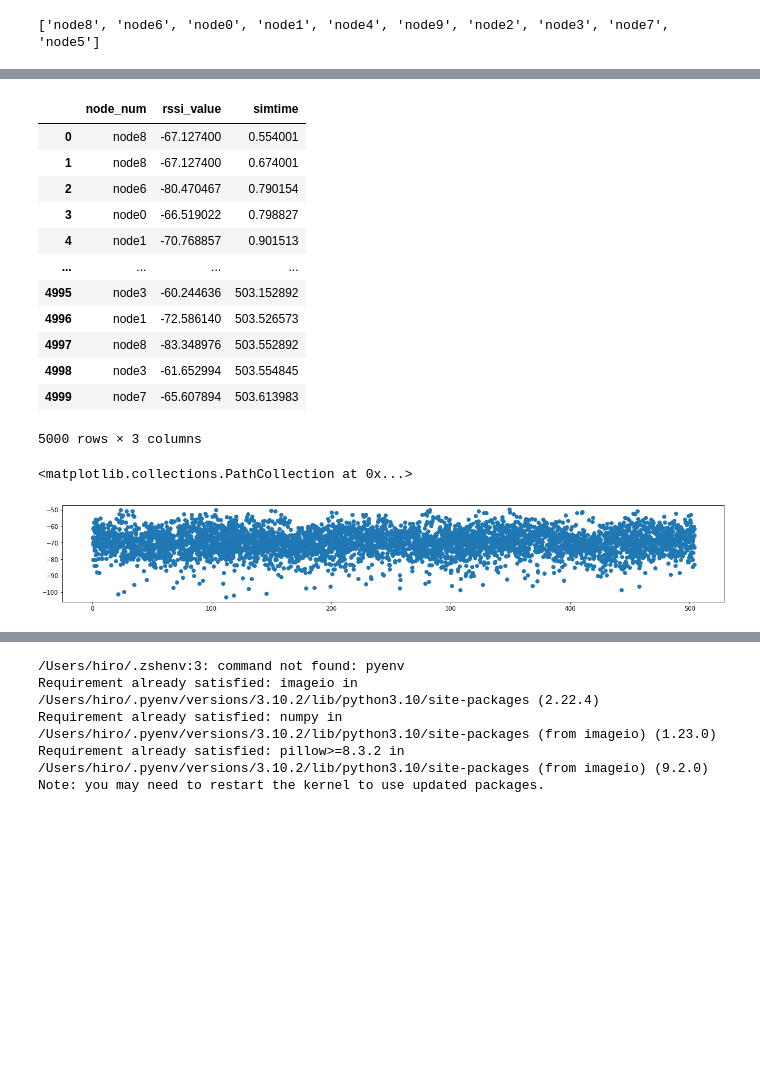
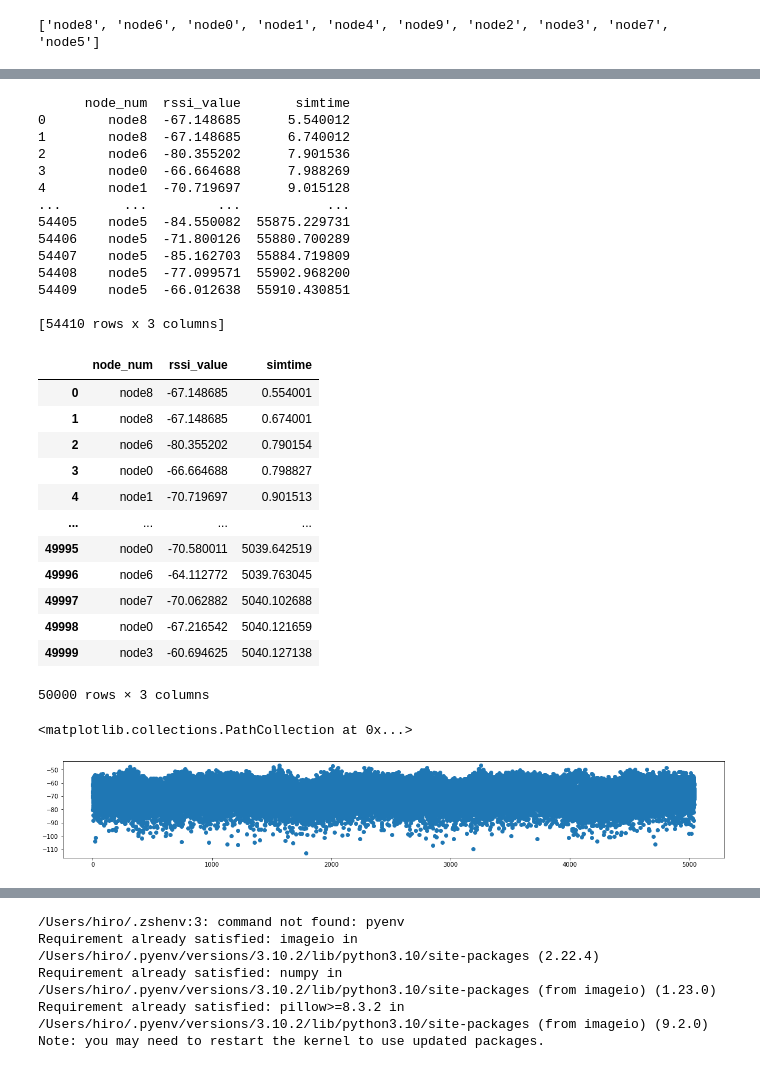
Before and after one commit to kazuyahirotsu/LoRaPos, a Jupyter notebook: simulation/flora_simulation/scripts/analysis_berlin_gw100m_slowly_moving_huberloss.ipynb, the cells around one changed output, grey strips where cells are left out. Saved outputs shown, nothing was run; the diff lists cells and outputs as text; code cells hidden in the pictures; blank space fills up the shorter version.

```diff
--- a/simulation/flora_simulation/scripts/analysis_berlin_gw100m_slowly_moving_huberloss.ipynb
+++ b/simulation/flora_simulation/scripts/analysis_berlin_gw100m_slowly_moving_huberloss.ipynb
@@ -8,7 +8,7 @@ import seaborn as sns
 
 # df = pd.read_csv("../results/rssi_n10_10d_adr.csv")
 # df = pd.read_csv("../results/rssi_n10_10d_noadr.csv")
-df = pd.read_csv("../results/rssi_berlin_gw100m_moving.csv")
+df = pd.read_csv("../results/rssi_berlin_gw100m_slowly_moving.csv")
 df
 # %% [output]
 |  | Vector of RSSI per node LoRaNetwo... | Unnamed: 1 | Vector of RSSI per node LoRaNetwo... | Unnamed: 3 | Vector of RSSI per node LoRaNetwo... | Unnamed: 5 | ... |
@@ -27,5 +27,5 @@ df
 # %%
-df_count = pd.read_csv("../results/count_berlin_gw100m_moving.csv")
+df_count = pd.read_csv("../results/count_berlin_gw100m_slowly_moving.csv")
 df_count
 # %% [output]
 |  | run | repetition | module | name | value |
@@ -88,32 +88,47 @@ print(simtime.head())
 # %%
 rssi_values = rssi_values.reset_index()
 simtime = simtime.reset_index()
 melted_rssi = rssi_values.melt(id_vars=['index'], var_name='node_num', value_name='rssi_value')
 melted_simtime = simtime.melt(id_vars=['index'], var_name='node_num', value_name='simtime')
 merged = pd.merge(melted_rssi, melted_simtime,  how='left', left_on=['index','node_num'], right_on = ['index','node_num'])
 merged.drop(columns=['index'], inplace=True)
 merged.sort_values(by=['simtime'], inplace=True)
 merged.reset_index(drop=True, inplace=True)
-merged = merged[:5000]
+print(merged)
+merged = merged[:50000]
 merged['simtime'] = merged['simtime'].apply(lambda x: x/10)
 merged
 # %% [output]
+      node_num  rssi_value       simtime
+0        node8  -67.148685      5.540012
+1        node8  -67.148685      6.740012
+2        node6  -80.355202      7.901536
+3        node0  -66.664688      7.988269
+4        node1  -70.719697      9.015128
+...        ...         ...           ...
+54405    node5  -84.550082  55875.229731
+54406    node5  -71.800126  55880.700289
+54407    node5  -85.162703  55884.719809
+54408    node5  -77.099571  55902.968200
+54409    node5  -66.012638  55910.430851
+
+[54410 rows x 3 columns]
 |  | node_num | rssi_value | simtime |
-| 0 | node8 | -67.127400 | 0.554001 |
-| 1 | node8 | -67.127400 | 0.674001 |
-| 2 | node6 | -80.470467 | 0.790154 |
-| 3 | node0 | -66.519022 | 0.798827 |
-| 4 | node1 | -70.768857 | 0.901513 |
+| 0 | node8 | -67.148685 | 0.554001 |
+| 1 | node8 | -67.148685 | 0.674001 |
+| 2 | node6 | -80.355202 | 0.790154 |
+| 3 | node0 | -66.664688 | 0.798827 |
+| 4 | node1 | -70.719697 | 0.901513 |
 | ... | ... | ... | ... |
-| 4995 | node3 | -60.244636 | 503.152892 |
-| 4996 | node1 | -72.586140 | 503.526573 |
-| 4997 | node8 | -83.348976 | 503.552892 |
-| 4998 | node3 | -61.652994 | 503.554845 |
-| 4999 | node7 | -65.607894 | 503.613983 |
+| 49995 | node0 | -70.580011 | 5039.642519 |
+| 49996 | node6 | -64.112772 | 5039.763045 |
+| 49997 | node7 | -70.062882 | 5040.102688 |
+| 49998 | node0 | -67.216542 | 5040.121659 |
+| 49999 | node3 | -60.694625 | 5040.127138 |
-5000 rows × 3 columns
+50000 rows × 3 columns
 # %%
 plt.figure(figsize=(20,3), facecolor="white")
 plt.scatter(merged["simtime"], merged["rssi_value"])
 # %% [output]
 <matplotlib.collections.PathCollection at 0x...>
-[figure, old version]
+[figure, new version]
```
Also changed, not shown: parts of 12 cells of this notebook.
